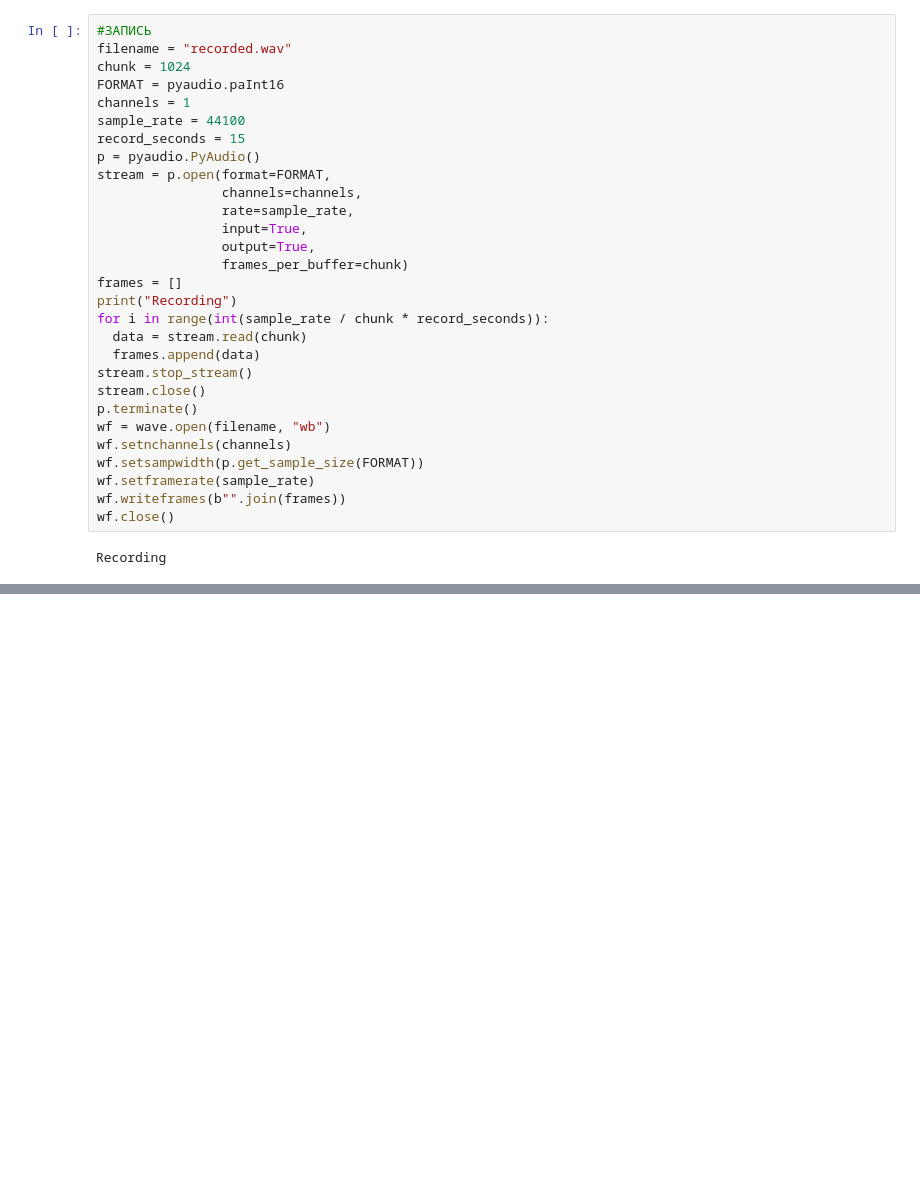
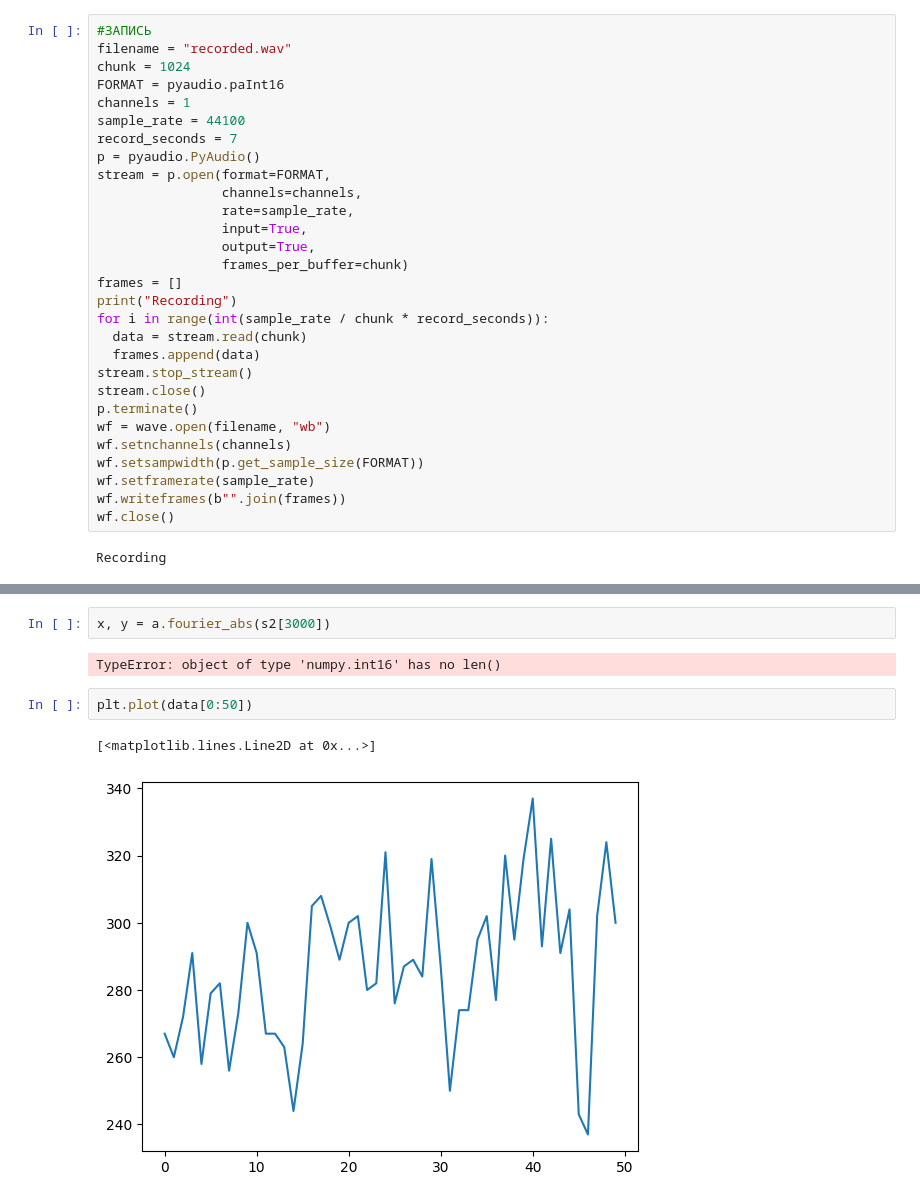
Before and after one commit to defdet/Project_samsung, a Jupyter notebook: renewed_project.ipynb, the cells around one changed output, grey strips where cells are left out. Cells and saved outputs as stored; diff of their text form; blank space fills up the shorter version.

```diff
--- a/renewed_project.ipynb
+++ b/renewed_project.ipynb
@@ -17,7 +18,7 @@ chunk = 1024
 FORMAT = pyaudio.paInt16
 channels = 1
 sample_rate = 44100
-record_seconds = 15
+record_seconds = 7
 p = pyaudio.PyAudio()
 stream = p.open(format=FORMAT,
                 channels=channels,
@@ -516,0 +761,9 @@ codi, amp
+# %%
+x, y = a.fourier_abs(s2[3000])
+# %% [output]
+TypeError: object of type 'numpy.int16' has no len()
+# %%
+plt.plot(data[0:50])
+# %% [output]
+[<matplotlib.lines.Line2D at 0x...>]
+[figure, added]
```
Also changed, not shown: parts of 15 cells of this notebook.
